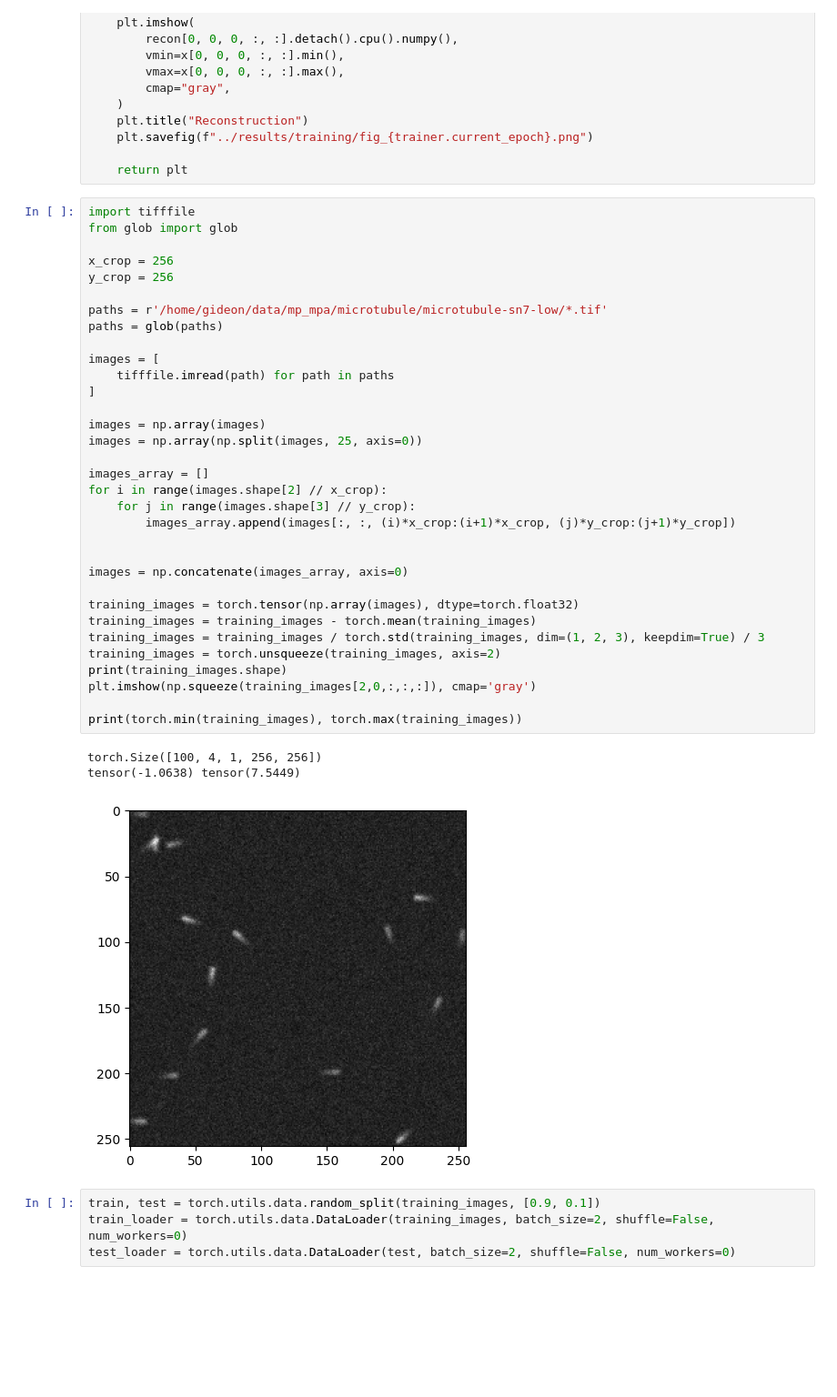
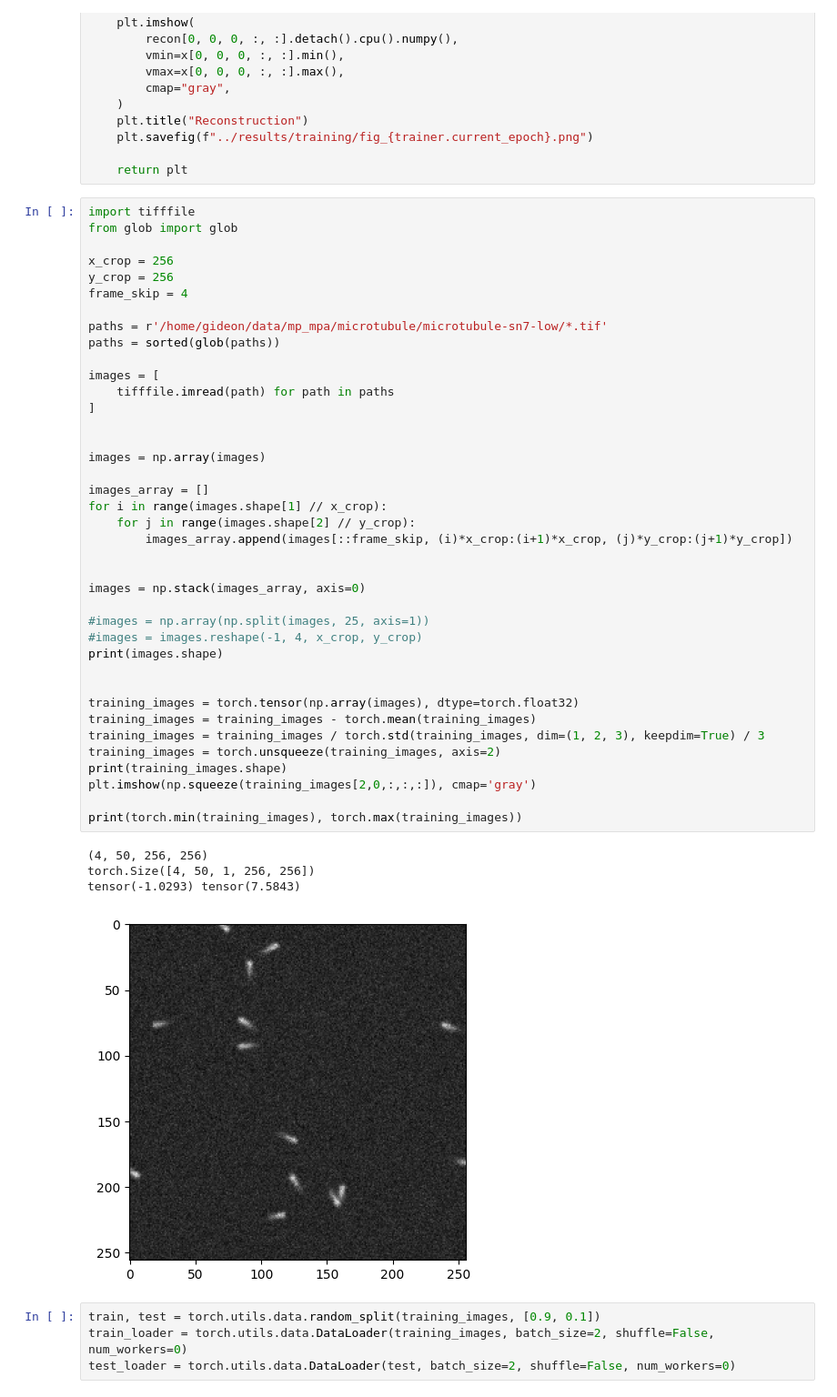
Before and after one commit to GideonJagen/ObjCentricVAE, a Jupyter notebook: test_microtubule.ipynb, the cells around one changed output. Shown at 91% size. Saved outputs shown, nothing was run; the diff lists cells and outputs as text; blank space fills up the shorter version.

```diff
--- a/test_microtubule.ipynb
+++ b/test_microtubule.ipynb
@@ -255,40 +255,47 @@ def plot_training(model, test_loader, presence=True, trainer=''):
 # %%
 import tifffile
 from glob import glob
 
 x_crop = 256
 y_crop = 256
+frame_skip = 4
 
 paths = r'/home/gideon/data/mp_mpa/microtubule/microtubule-sn7-low/*.tif'
-paths = glob(paths)
+paths = sorted(glob(paths))
 
 images = [
     tifffile.imread(path) for path in paths
 ]
 
+
 images = np.array(images)
-images = np.array(np.split(images, 25, axis=0))
 
 images_array = []
-for i in range(images.shape[2] // x_crop):
-    for j in range(images.shape[3] // y_crop):
-        images_array.append(images[:, :, (i)*x_crop:(i+1)*x_crop, (j)*y_crop:(j+1)*y_crop])
+for i in range(images.shape[1] // x_crop):
+    for j in range(images.shape[2] // y_crop):
+        images_array.append(images[::frame_skip, (i)*x_crop:(i+1)*x_crop, (j)*y_crop:(j+1)*y_crop])
 
 
-images = np.concatenate(images_array, axis=0)
+images = np.stack(images_array, axis=0)
+
+#images = np.array(np.split(images, 25, axis=1))
+#images = images.reshape(-1, 4, x_crop, y_crop)
+print(images.shape)
+
 
 training_images = torch.tensor(np.array(images), dtype=torch.float32)
 training_images = training_images - torch.mean(training_images)
 training_images = training_images / torch.std(training_images, dim=(1, 2, 3), keepdim=True) / 3
 training_images = torch.unsqueeze(training_images, axis=2)
 print(training_images.shape)
 plt.imshow(np.squeeze(training_images[2,0,:,:,:]), cmap='gray')
 
 print(torch.min(training_images), torch.max(training_images))
 # %% [output]
-torch.Size([100, 4, 1, 256, 256])
-tensor(-1.0638) tensor(7.5449)
+(4, 50, 256, 256)
+torch.Size([4, 50, 1, 256, 256])
+tensor(-1.0293) tensor(7.5843)
-[figure, old version]
+[figure, new version]
 # %%
 train, test = torch.utils.data.random_split(training_images, [0.9, 0.1])
 train_loader = torch.utils.data.DataLoader(training_images, batch_size=2, shuffle=False, num_workers=0)
```
Also changed, not shown: parts of 7 cells of this notebook, 3 other files.
